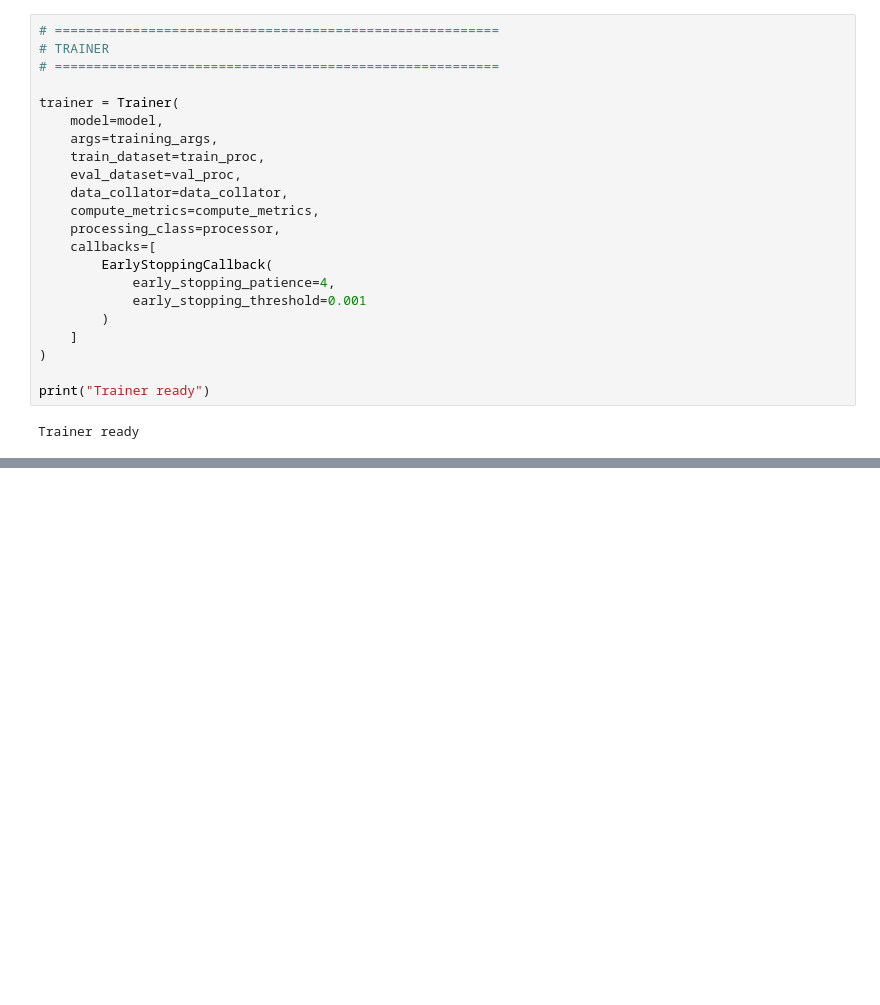
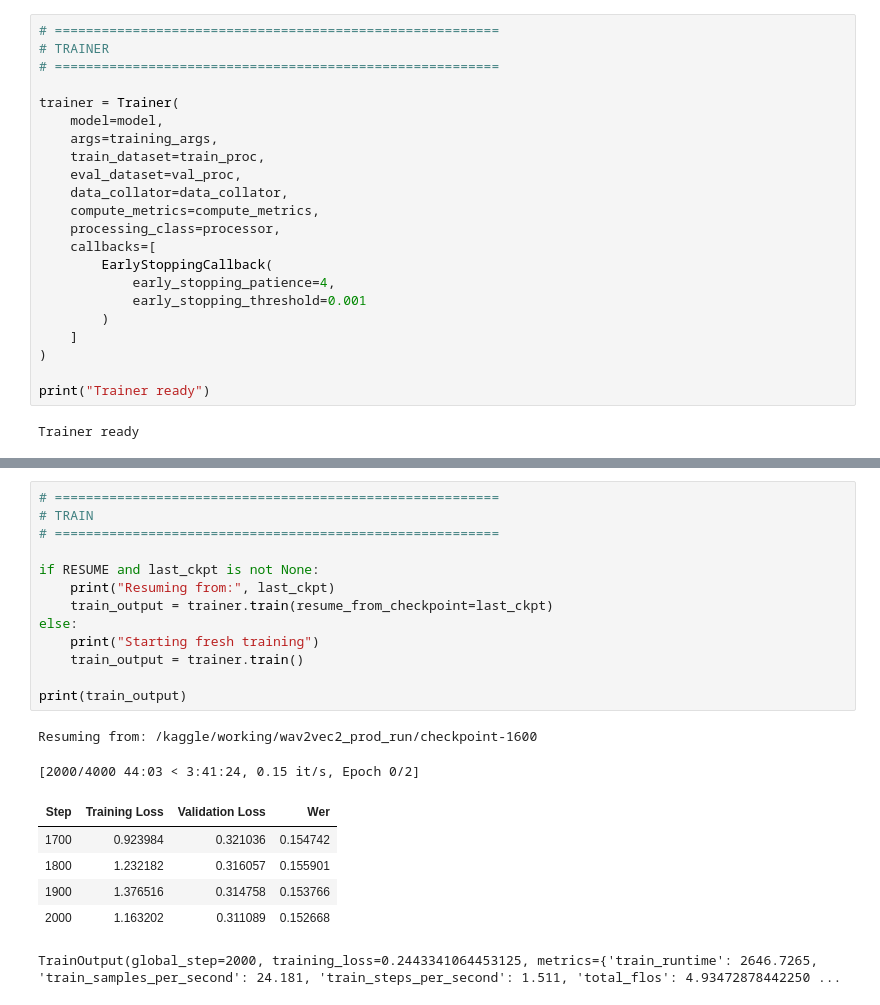
Before and after one commit to obaidah3/Automatic-Speech-Recognition, a Jupyter notebook: wav2vec-transformer-model.ipynb, the cells around one changed output, grey strips where cells are left out. Cells and saved outputs as stored; diff of their text form; blank space fills up the shorter version.

Commit message:
Kaggle Notebook | wav2vec | Version 2

```diff
--- a/wav2vec-transformer-model.ipynb
+++ b/wav2vec-transformer-model.ipynb
@@ -605,0 +608,22 @@ Resuming from: /kaggle/working/wav2vec2_prod_run/checkpoint-1200
+# %%
+# =========================================================
+# TRAIN
+# =========================================================
+
+if RESUME and last_ckpt is not None:
+    print("Resuming from:", last_ckpt)
+    train_output = trainer.train(resume_from_checkpoint=last_ckpt)
+else:
+    print("Starting fresh training")
+    train_output = trainer.train()
+
+print(train_output)
+# %% [output]
+Resuming from: /kaggle/working/wav2vec2_prod_run/checkpoint-1600
+[2000/4000 44:03 < 3:41:24, 0.15 it/s, Epoch 0/2]
+| Step | Training Loss | Validation Loss | Wer |
+| 1700 | 0.923984 | 0.321036 | 0.154742 |
+| 1800 | 1.232182 | 0.316057 | 0.155901 |
+| 1900 | 1.376516 | 0.314758 | 0.153766 |
+| 2000 | 1.163202 | 0.311089 | 0.152668 |
+TrainOutput(global_step=2000, training_loss=0.2443341064453125, metrics={'train_runtime': 2646.7265, 'train_samples_per_second': 24.181, 'train_steps_per_second': 1.511, 'total_flos': 4.93472878442250 ...
```
Also changed, not shown: parts of 12 cells of this notebook.
